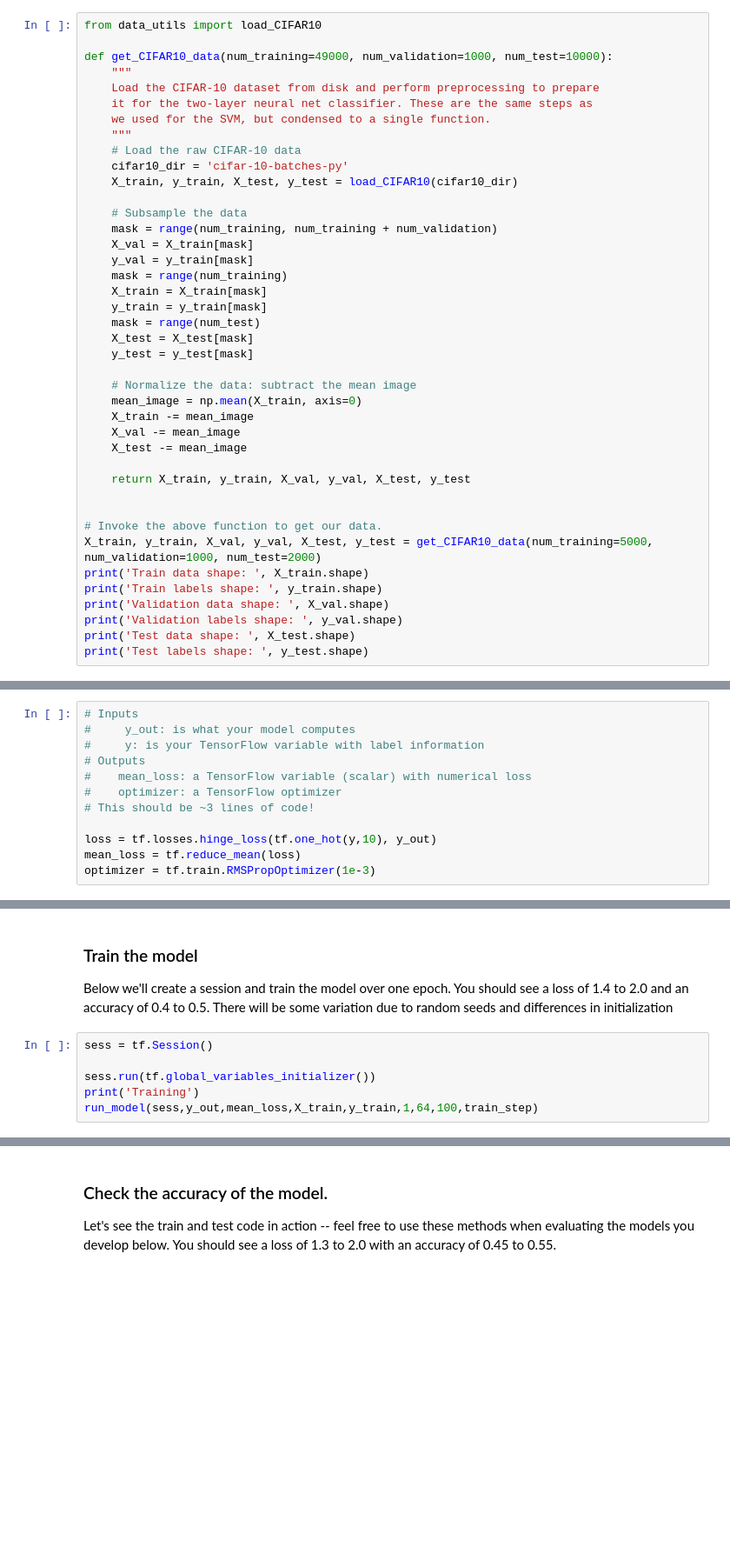
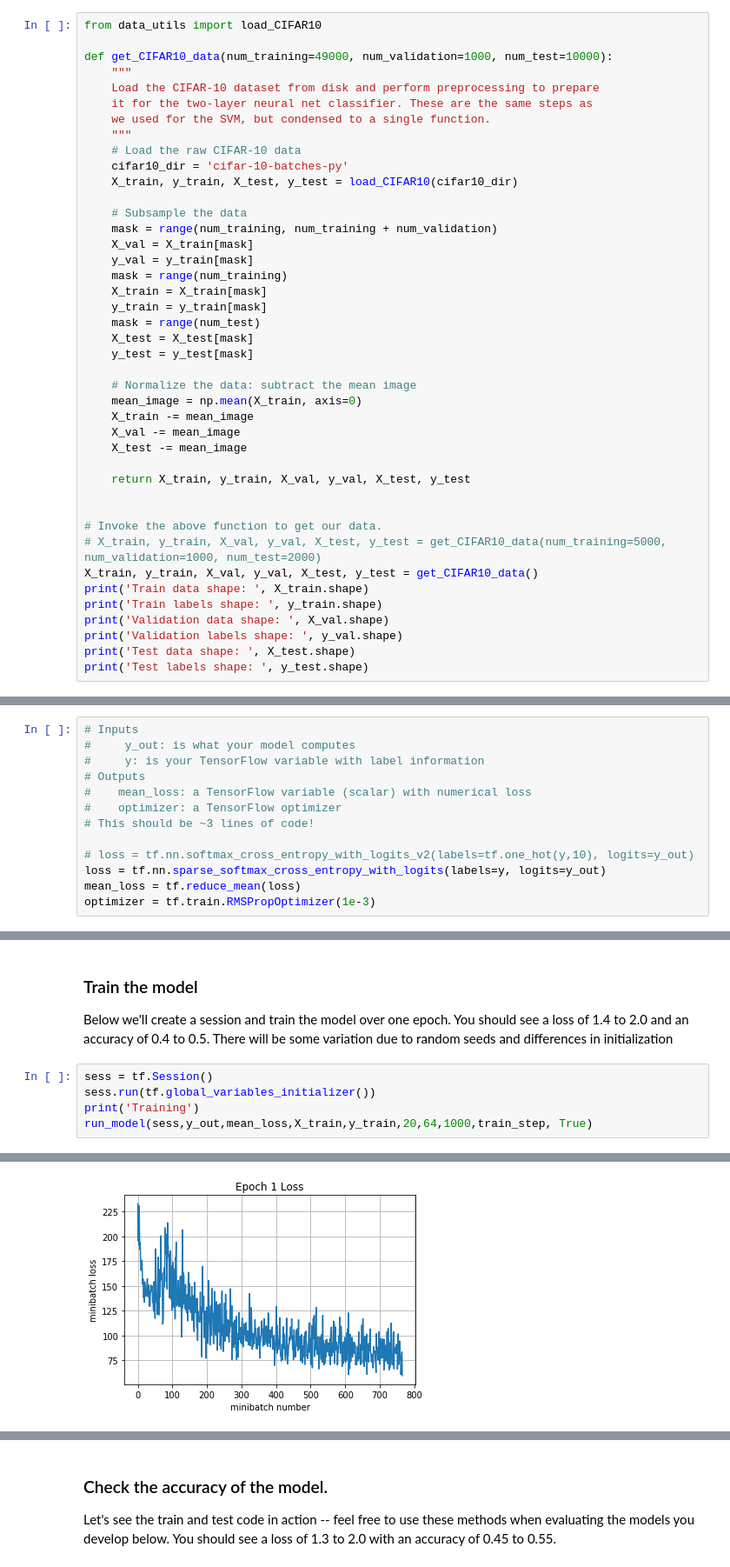
Before and after one commit to surukuntu/simple-cifar-10, a Jupyter notebook: TensorFlow.ipynb, the cells around one changed output, grey strips where cells are left out. Shown at 87% size. Cells and saved outputs as stored; diff of their text form; blank space fills up the shorter version.

Commit message:
add cross entropy loss

```diff
--- a/TensorFlow.ipynb
+++ b/TensorFlow.ipynb
@@ -63,7 +63,8 @@ def get_CIFAR10_data(num_training=49000, num_validation=1000, num_test=10000):
 
 
 # Invoke the above function to get our data.
-X_train, y_train, X_val, y_val, X_test, y_test = get_CIFAR10_data(num_training=5000, num_validation=1000, num_test=2000)
+# X_train, y_train, X_val, y_val, X_test, y_test = get_CIFAR10_data(num_training=5000, num_validation=1000, num_test=2000)
+X_train, y_train, X_val, y_val, X_test, y_test = get_CIFAR10_data()
 print('Train data shape: ', X_train.shape)
 print('Train labels shape: ', y_train.shape)
 print('Validation data shape: ', X_val.shape)
@@ -370,7 +380,8 @@ First, set up an **RMSprop optimizer** (using a 1e-3 learning rate) and a **cros
 #    optimizer: a TensorFlow optimizer
 # This should be ~3 lines of code!
 
-loss = tf.losses.hinge_loss(tf.one_hot(y,10), y_out)
+# loss = tf.nn.softmax_cross_entropy_with_logits_v2(labels=tf.one_hot(y,10), logits=y_out)
+loss = tf.nn.sparse_softmax_cross_entropy_with_logits(labels=y, logits=y_out)
 mean_loss = tf.reduce_mean(loss)
 optimizer = tf.train.RMSPropOptimizer(1e-3)
 # %%
@@ -383,7 +394,7 @@ with tf.control_dependencies(extra_update_ops):
 Below we'll create a session and train the model over one epoch. You should see a loss of 1.4 to 2.0 and an accuracy of 0.4 to 0.5. There will be some variation due to random seeds and differences in initialization
 # %%
 sess = tf.Session()
-
 sess.run(tf.global_variables_initializer())
 print('Training')
-run_model(sess,y_out,mean_loss,X_train,y_train,1,64,100,train_step)
+run_model(sess,y_out,mean_loss,X_train,y_train,20,64,1000,train_step, True)
+# %% [output]
@@ -389,0 +404 @@ run_model(sess,y_out,mean_loss,X_train,y_train,1,64,100,train_step)
+[figure, added]
```
Also changed, not shown: parts of 6 cells of this notebook.
